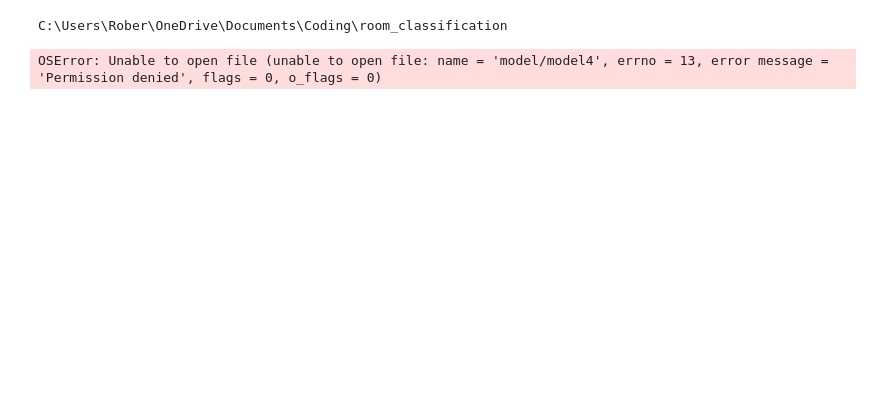
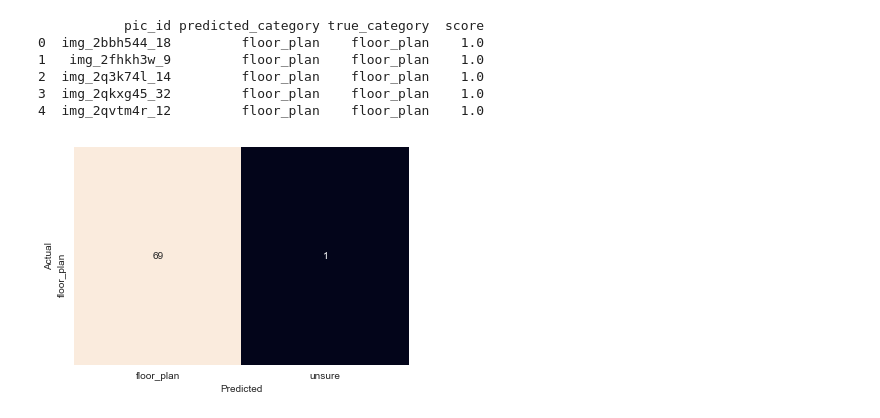
Before and after one commit to R0bota/room_classification, a Jupyter notebook: quality_check.ipynb, the cells around one changed output. Saved outputs shown, nothing was run; the diff lists cells and outputs as text; code cells hidden in the pictures; blank space fills up the shorter version.

Commit message:
quality check script with plots and stats

```diff
--- a/quality_check.ipynb
+++ b/quality_check.ipynb
@@ -1,26 +1,41 @@
-# %%
-######################################################
-# score images which are already classified to check
-# model quality
-######################################################
-print(os.getcwd())
-# load packages
-import glob
-import os
-import keras
-import numpy as np
-import tensorflow as tf
-import matplotlib.pyplot as plt
-from keras.preprocessing import image
-from tensorflow.keras.preprocessing.image import ImageDataGenerator
-from keras.applications.vgg16 import decode_predictions
-
-# specify directory paths
-data_dir = 'data/'
-model_dir = 'model/'
-#train_dir = os.path.join(base_dir, 'train')
-
-model = keras.models.load_model('model/model4')
-# %% [output]
-C:\Users\Rober\OneDrive\Documents\Coding\room_classification
-OSError: Unable to open file (unable to open file: name = 'model/model4', errno = 13, error message = 'Permission denied', flags = 0, o_flags = 0)
+# %%
+######################################################
+# visual playground for model scores and
+# classifications in order to access model quality
+# as keras model cannot be imported in jupyter
+######################################################
+
+# load packages
+import pandas as pd
+import plotly.express as px
+import seaborn as sns
+import matplotlib as mpl
+import matplotlib.pyplot as plt
+from bokeh.plotting import output_file, show
+from pandas_ml import ConfusionMatrix
+
+# plotly theme
+template = 'plotly_dark'
+
+# load results saved locally
+model_res = pd.read_csv('sample_results.csv')
+# delete row count column
+model_res.drop(model_res.columns[[0]], axis = 1, inplace = True)
+# check df
+print(model_res.head())
+# %% [output]
+           pic_id predicted_category true_category  score
+0  img_2bbh544_18         floor_plan    floor_plan    1.0
+1   img_2fhkh3w_9         floor_plan    floor_plan    1.0
+2  img_2q3k74l_14         floor_plan    floor_plan    1.0
+3  img_2qkxg45_32         floor_plan    floor_plan    1.0
+4  img_2qvtm4r_12         floor_plan    floor_plan    1.0
+# %%
+# confusion matrix
+confusion_matrix = pd.crosstab(model_res['true_category'], model_res['predicted_category'],
+                               rownames = ['Actual'], colnames = ['Predicted'], margins = False)
+
+sns.heatmap(confusion_matrix, annot = True, cbar = False)
+plt.show()
+# %% [output]
+[figure, added]
```
Also changed, not shown: parts of 3 cells of this notebook, 2 other files.
